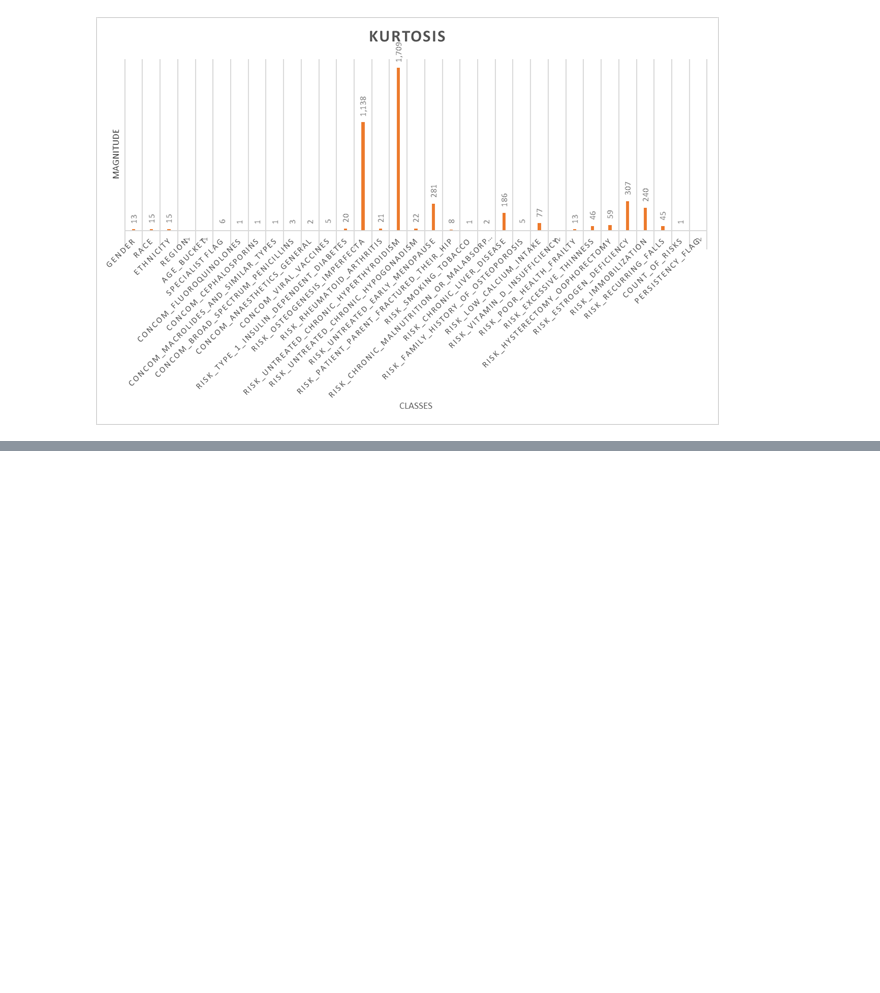
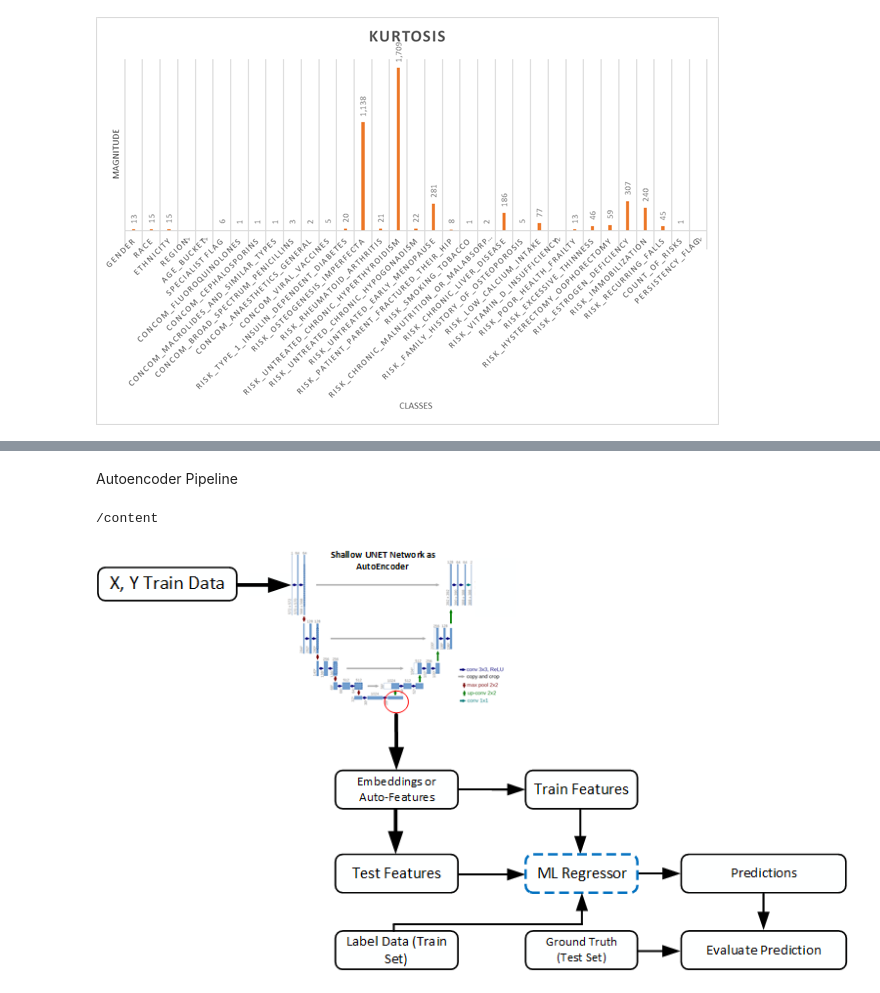
Before and after one commit to m-odeh/Persistency-of-a-drug, a Jupyter notebook: Week 9/EDA_Pipeline2.ipynb, the cells around one changed output, grey strips where cells are left out. Saved outputs shown, nothing was run; the diff lists cells and outputs as text; code cells hidden in the pictures; blank space fills up the shorter version.

```diff
--- a/Week 9/EDA_Pipeline2.ipynb
+++ b/Week 9/EDA_Pipeline2.ipynb
@@ -204,0 +266,8 @@ PIL.Image.open('Kurtosis.png')
+# %% [markdown]
+Autoencoder Pipeline
+# %%
+%cd /content/
+PIL.Image.open('AE_Pipeline.png')
+# %% [output]
+/content
+[figure, added]
```
Also changed, not shown: parts of 31 cells of this notebook, 1 other file.
